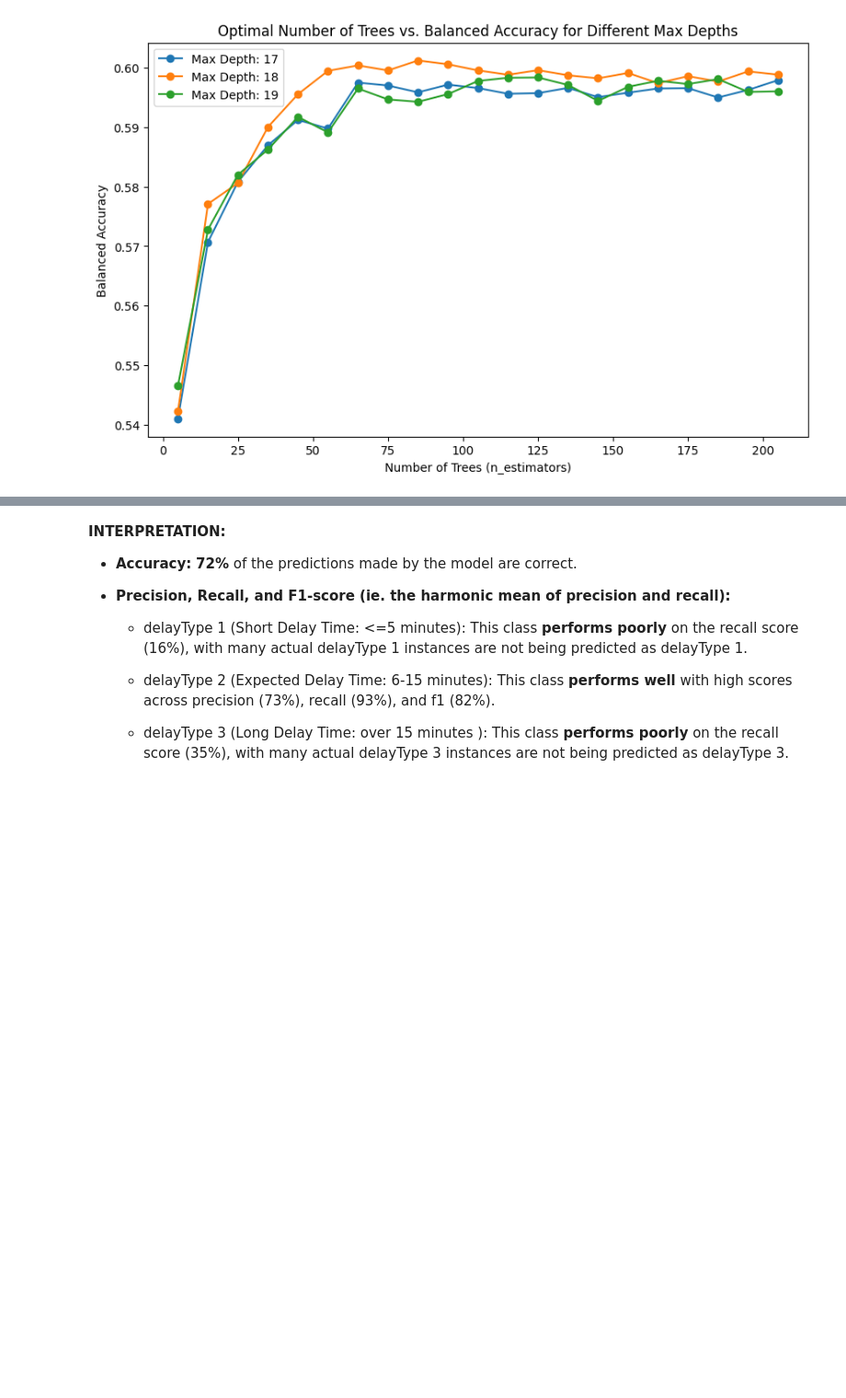
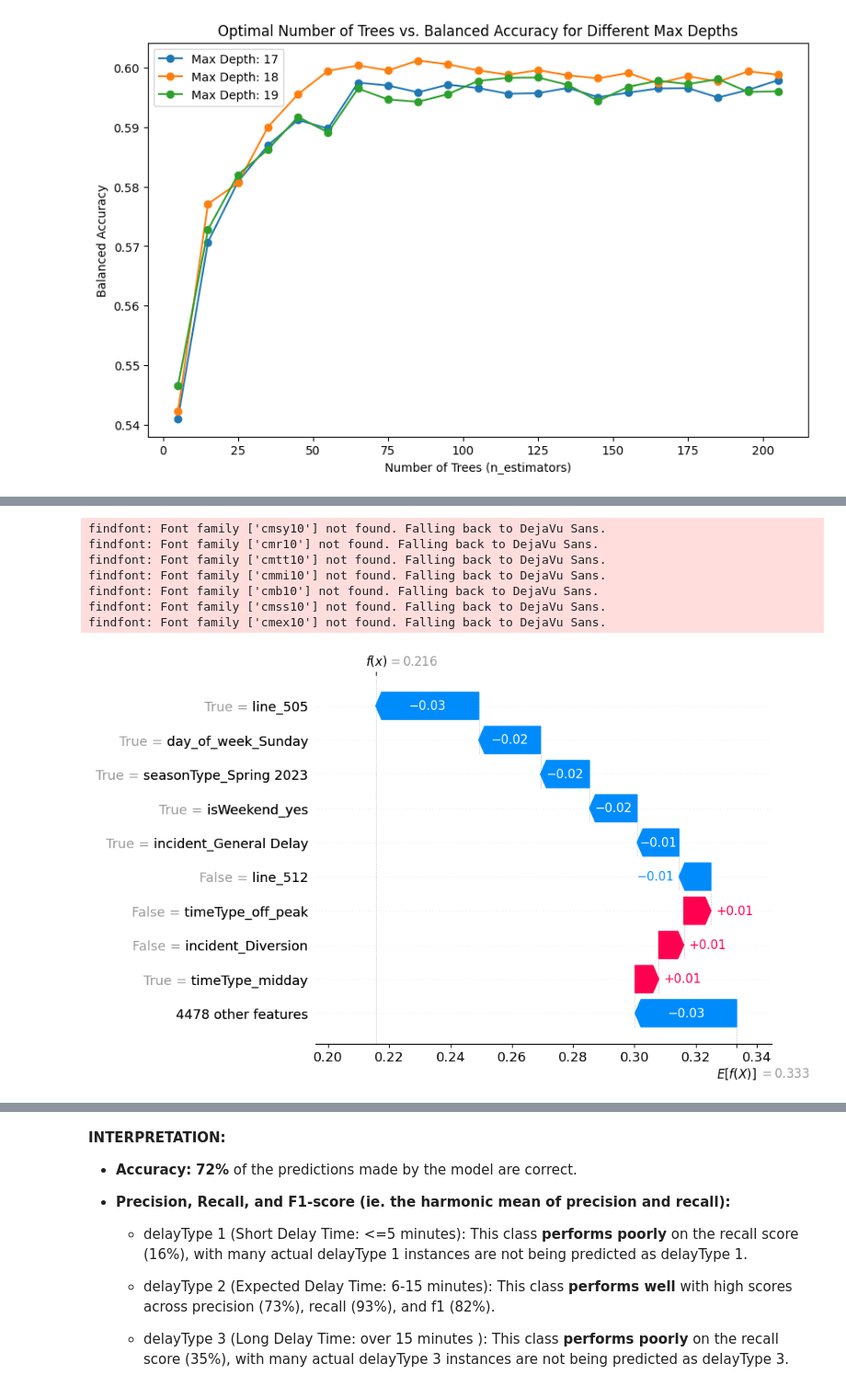
Before and after one commit to lee-data/TTC-streetcar-delay, a Jupyter notebook: src/New working file - Ly - 13Nov.ipynb, the cells around one changed output, grey strips where cells are left out. Shown at 92% size. Saved outputs shown, nothing was run; the diff lists cells and outputs as text; code cells hidden in the pictures; blank space fills up the shorter version.

```diff
--- a/src/New working file - Ly - 13Nov.ipynb
+++ b/src/New working file - Ly - 13Nov.ipynb
@@ -600,0 +526,11 @@ plt.show()
+# %%
+best_params = {
+    'n_estimators': 90,  # Number of trees in the forest
+    'min_samples_leaf': 1,  # Minimum number of samples required to be at a leaf node
+    'min_samples_split': 10,  # Minimum number of samples required to split an internal node
+    'max_depth': 18  # Minimum number of samples required to split an internal node
+}
+
+# Initialize and fit the Random Forest Classifier with updated best parameters
+best_clf = RandomForestClassifier(**best_params, class_weight='balanced', random_state=42)
+best_clf.fit(X_train, y_train)
@@ -600,0 +635,18 @@ plt.show()
+# %%
+# Sample index for demonstration
+sample_index = 0
+
+# Waterfall plot for delayType = 1
+shap.waterfall_plot(shap.Explanation(values=shap_values_class1[sample_index],
+                                     base_values=explainer.expected_value[0],
+                                     data=X_test.iloc[sample_index],
+                                     feature_names=X_test.columns))
+# %% [output]
+findfont: Font family ['cmsy10'] not found. Falling back to DejaVu Sans.
+findfont: Font family ['cmr10'] not found. Falling back to DejaVu Sans.
+findfont: Font family ['cmtt10'] not found. Falling back to DejaVu Sans.
+findfont: Font family ['cmmi10'] not found. Falling back to DejaVu Sans.
+findfont: Font family ['cmb10'] not found. Falling back to DejaVu Sans.
+findfont: Font family ['cmss10'] not found. Falling back to DejaVu Sans.
+findfont: Font family ['cmex10'] not found. Falling back to DejaVu Sans.
+[figure, added]
```
Also changed, not shown: parts of 18 cells of this notebook, 2 other files.
